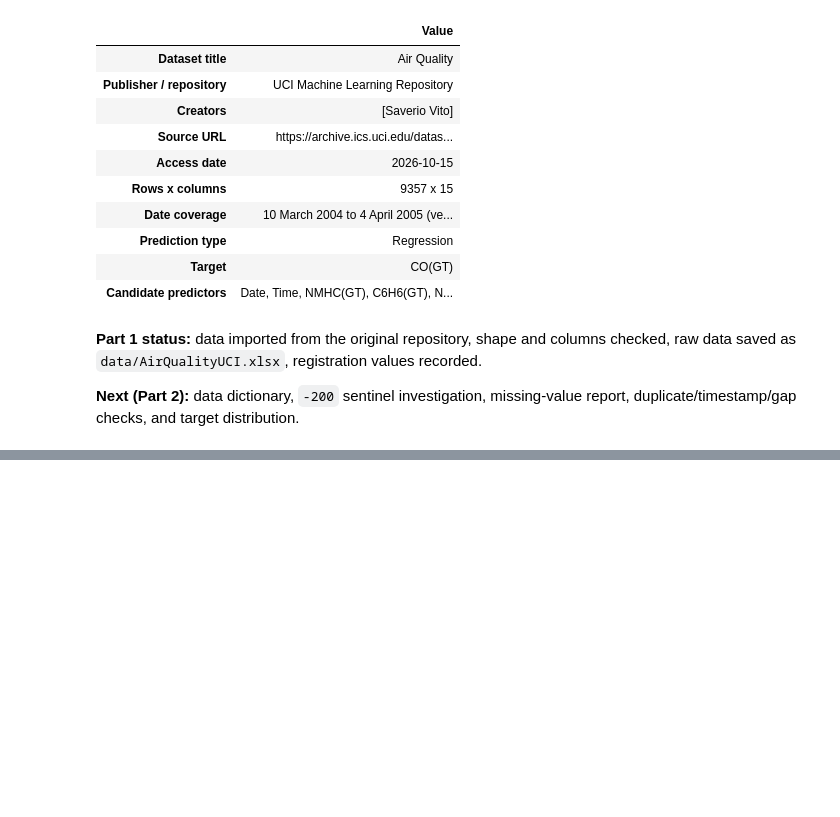
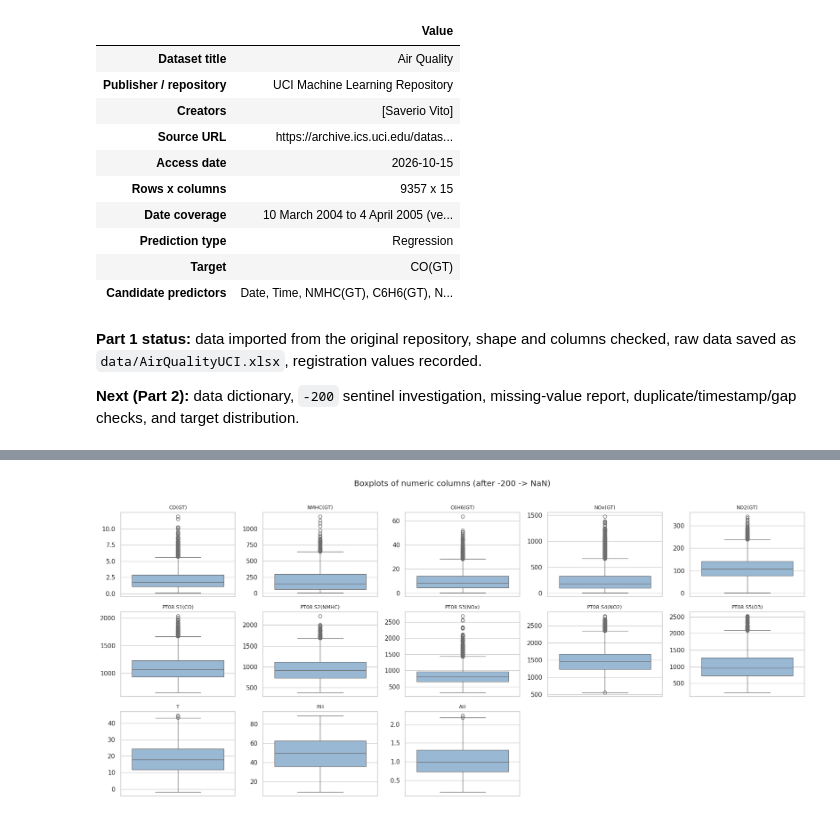
Before and after one commit to arielsharonferdinandus/AirQualityCO_PredictiveAnalytics, a Jupyter notebook: AirQualityCO_PredictiveAnalytics.ipynb, the cells around one changed output, grey strips where cells are left out. Cells and saved outputs as stored; diff of their text form; code cells hidden in the pictures; blank space fills up the shorter version.

```diff
--- a/AirQualityCO_PredictiveAnalytics.ipynb
+++ b/AirQualityCO_PredictiveAnalytics.ipynb
@@ -242,0 +532,19 @@ pd.Series(registration, name='Value').to_frame()
+# %%
+# Plausibility checks (physical bounds)
+checks = {
+    'RH outside 0-100 %'         : (df['RH'] < 0) | (df['RH'] > 100),
+    'AH negative'                : df['AH'] < 0,
+    'Any concentration negative' : (df[['CO(GT)', 'NMHC(GT)', 'C6H6(GT)', 'NOx(GT)', 'NO2(GT)']] < 0).any(axis=1),
+    'Any sensor response <= 0'   : (df[[c for c in num_cols if c.startswith('PT08')]] <= 0).any(axis=1),
+    'T outside -20..50 deg C'    : (df['T'] < -20) | (df['T'] > 50),
+}
+print(pd.Series({k: int(v.sum()) for k, v in checks.items()}, name='rows flagged').to_frame())
+
+# Statistical outliers (IQR rule), reported only -- not removed
+iqr_rows = []
+for c in num_cols:
+    s = df[c].dropna()
+    q1, q3 = s.quantile([0.25, 0.75])
+    lo, hi = q1 - 1.5 * (q3 - q1), q3 + 1.5 * (q3 - q1)
+    iqr_rows.append((c, int(((s < lo) | (s > hi)).sum()), round(100 * ((s < lo) | (s > hi)).mean(), 2)))
+pd.DataFrame(iqr_rows, columns=['column', 'IQR_outliers', 'pct']).set_index('column')
@@ -242,0 +573,13 @@ pd.Series(registration, name='Value').to_frame()
+# %%
+fig, axes = plt.subplots(3, 5, figsize=(18, 8))
+for ax, c in zip(axes.ravel(), num_cols):
+    sns.boxplot(y=df[c], ax=ax, color='#8FB8DE')
+    ax.set_title(c, fontsize=9)
+    ax.set_ylabel('')
+for ax in axes.ravel()[len(num_cols):]:
+    ax.axis('off')
+fig.suptitle('Boxplots of numeric columns (after -200 -> NaN)', y=1.01)
+plt.tight_layout()
+plt.show()
+# %% [output]
+[figure, added]
```
Also changed, not shown: parts of 25 cells of this notebook.
